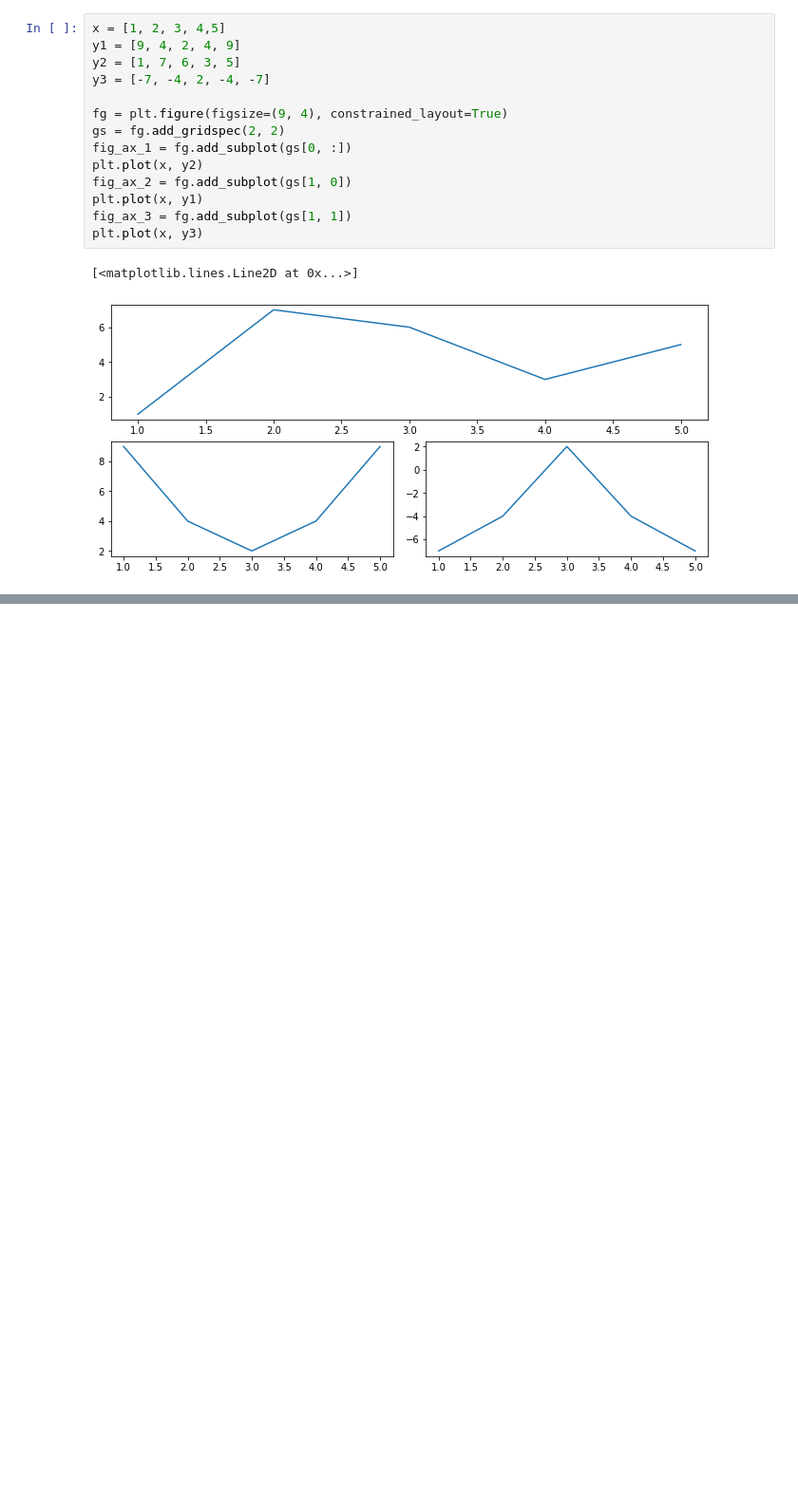
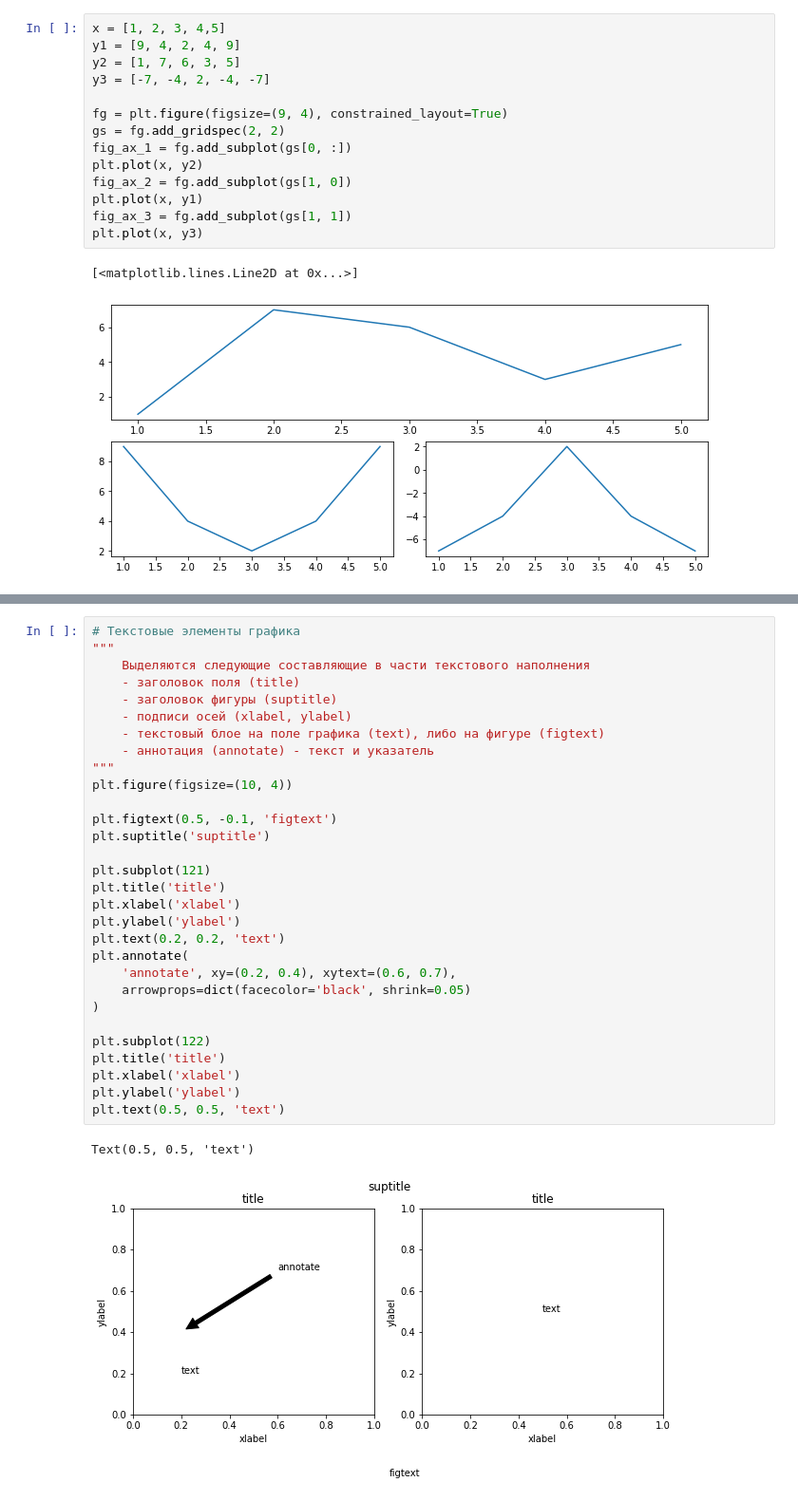
Before and after one commit to RustemDiveev/algo_python, a Jupyter notebook: matplotlib/3_chart_elements_settings.ipynb, the cells around one changed output, grey strips where cells are left out. Shown at 95% size. Drawn from its saved outputs; the diff is of its cells as text; blank space fills up the shorter version.

Commit message:
продолжение разбора части 3

```diff
--- a/matplotlib/3_chart_elements_settings.ipynb
+++ b/matplotlib/3_chart_elements_settings.ipynb
@@ -162,0 +180,33 @@ Text(0.5, 1.0, 'gs[4, 3:]')
+# %%
+# Текстовые элементы графика
+"""
+    Выделяются следующие составляющие в части текстового наполнения
+    - заголовок поля (title)
+    - заголовок фигуры (suptitle)
+    - подписи осей (xlabel, ylabel)
+    - текстовый блое на поле графика (text), либо на фигуре (figtext)
+    - аннотация (annotate) - текст и указатель
+"""
+plt.figure(figsize=(10, 4))
+
+plt.figtext(0.5, -0.1, 'figtext')
+plt.suptitle('suptitle')
+
+plt.subplot(121)
+plt.title('title')
+plt.xlabel('xlabel')
+plt.ylabel('ylabel')
+plt.text(0.2, 0.2, 'text')
+plt.annotate(
+    'annotate', xy=(0.2, 0.4), xytext=(0.6, 0.7),
+    arrowprops=dict(facecolor='black', shrink=0.05)
+)
+
+plt.subplot(122)
+plt.title('title')
+plt.xlabel('xlabel')
+plt.ylabel('ylabel')
+plt.text(0.5, 0.5, 'text')
+# %% [output]
+Text(0.5, 0.5, 'text')
+[figure, added]
```
Also changed, not shown: parts of 14 cells of this notebook.
